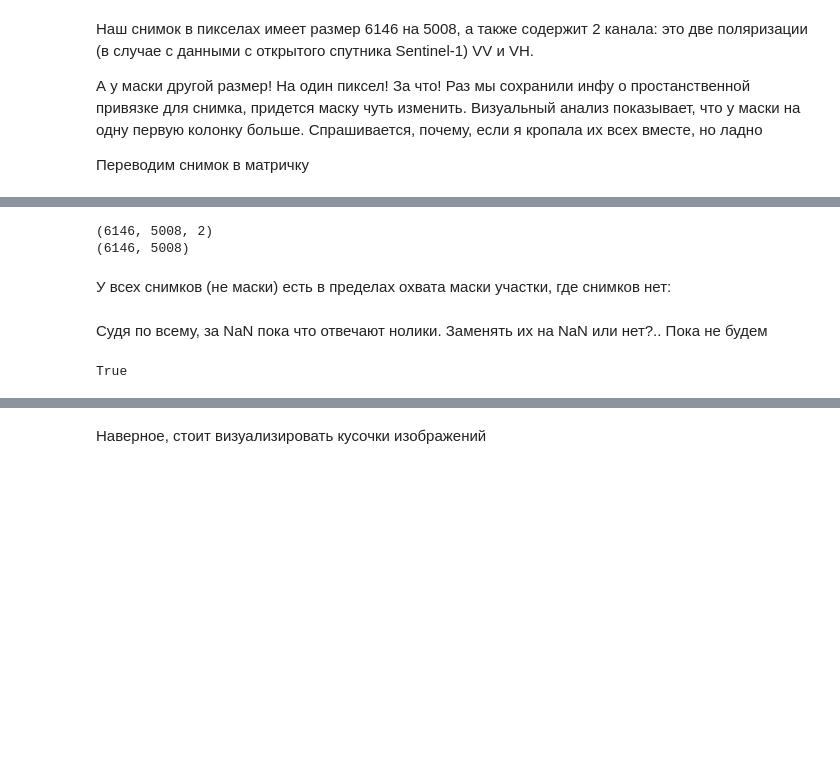
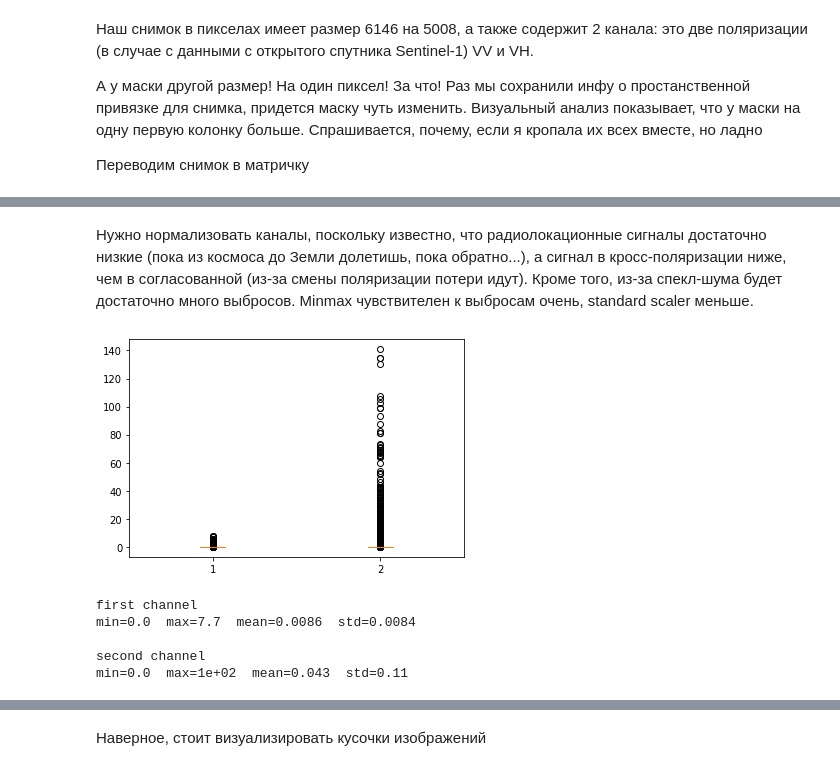
Before and after one commit to SozAnna/S1_Sakha_classification, a Jupyter notebook: Forest_mask_nn.ipynb, the cells around one changed output, grey strips where cells are left out. Drawn from its saved outputs; the diff is of its cells as text; code cells hidden in the pictures; blank space fills up the shorter version.

```diff
--- a/Forest_mask_nn.ipynb
+++ b/Forest_mask_nn.ipynb
@@ -189,14 +185,28 @@ mask_array = np.delete(mask_array, 0, 1) # del first column
-# %%
-print(image_array.shape)
-print(mask_array.shape)
-# %% [output]
-(6146, 5008, 2)
-(6146, 5008)
-# %% [markdown]
-У всех снимков (не маски) есть в пределах охвата маски участки, где снимков нет:
-# %% [markdown]
-Судя по всему, за NaN пока что отвечают нолики. Заменять их на NaN или нет?.. Пока не будем
-# %%
-image_array[0][0][0] == 0.0
-# %% [output]
-True
+# %% [markdown]
+Нужно нормализовать каналы, поскольку известно, что радиолокационные сигналы достаточно низкие (пока из космоса до Земли долетишь, пока обратно...), а сигнал в кросс-поляризации ниже, чем в согласованной (из-за смены поляризации потери идут). Кроме того, из-за спекл-шума будет достаточно много выбросов. Minmax чувствителен к выбросам очень, standard scaler меньше.
+# %%
+plt.boxplot([image_array[:,:, :1].flatten(), image_array[:,:, 1:].flatten()])
+plt.show()
+# %% [output]
+[figure, added]
+# %%
+min_b1 = np.min(image_array[:,:, :1])
+min_b2 = np.min(image_array[:,:, 1:])
+max_b1 = np.max(image_array[:,:, :1])
+max_b2 = np.max(image_array[:,:, 1:])
+mean_b1 = np.mean(image_array[:,:, :1])
+mean_b2 = np.mean(image_array[:,:, 1:])
+std_b1 = np.std(image_array[:,:, :1])
+std_b2 = np.std(image_array[:,:, 1:])
+
+print('first channel')
+print(f"min={min_b1}  max={max_b1:.2}  mean={mean_b1:.2}  std={std_b1:.2}")
+print()
+print('second channel')
+print(f"min={min_b2}  max={max_b2:.0}  mean={mean_b2:.2}  std={std_b2:.2}")
+# %% [output]
+first channel
+min=0.0  max=7.7  mean=0.0086  std=0.0084
+
+second channel
+min=0.0  max=1e+02  mean=0.043  std=0.11
```
Also changed, not shown: parts of 65 cells of this notebook.
